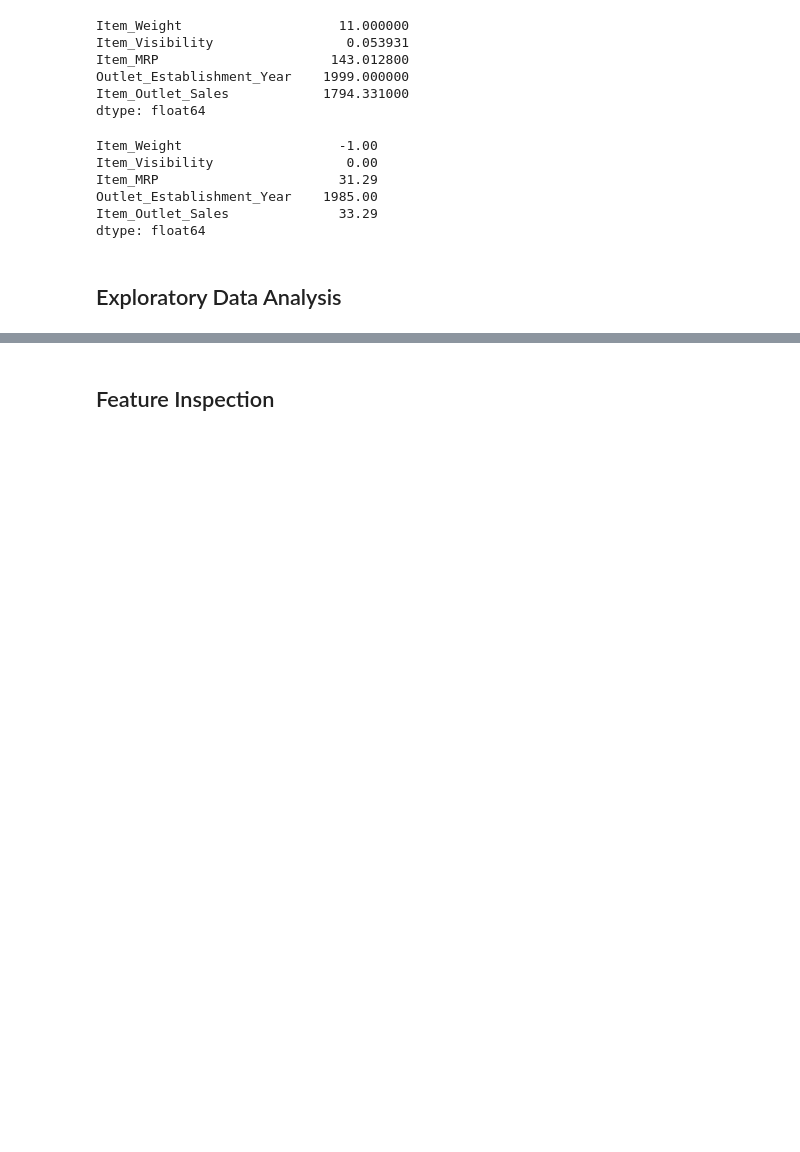
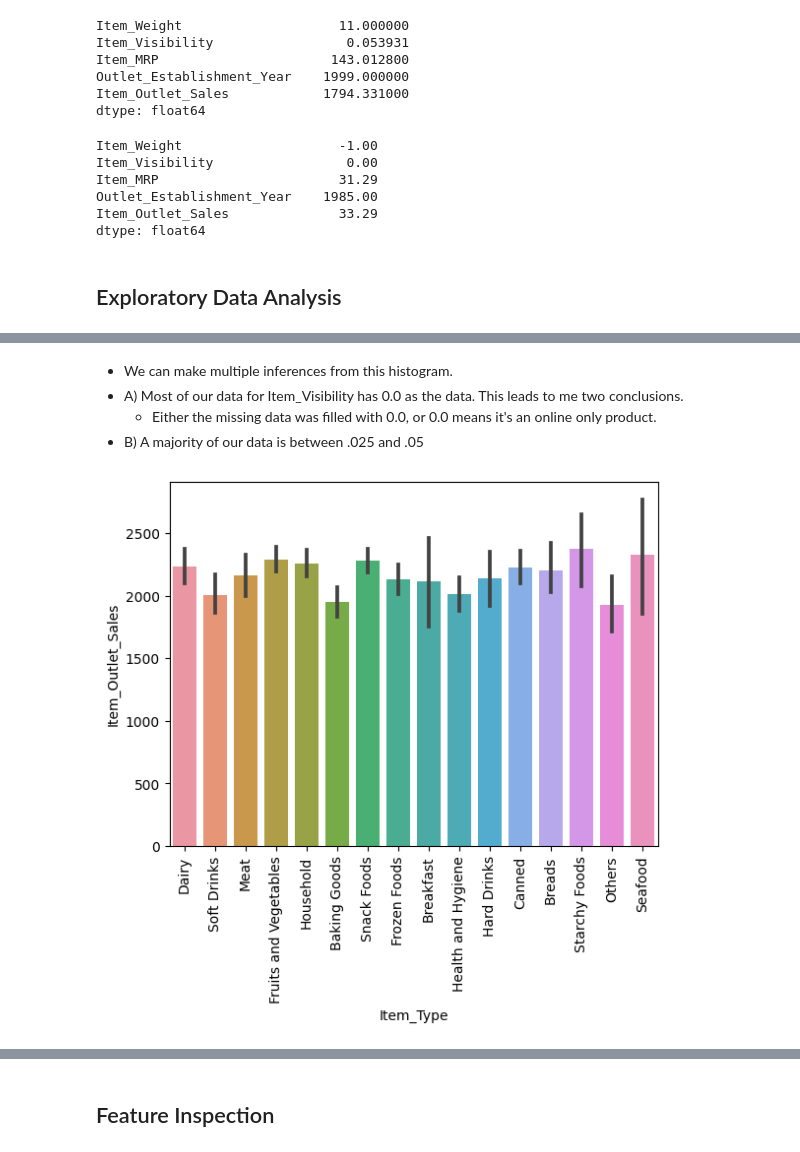
Before and after one commit to parkerholds/Prediction-of-Product-Sales, a Jupyter notebook: Prediction_of_Product_Sales.ipynb, the cells around one changed output, grey strips where cells are left out. Drawn from its saved outputs; the diff is of its cells as text; code cells hidden in the pictures; blank space fills up the shorter version.

```diff
--- a/Prediction_of_Product_Sales.ipynb
+++ b/Prediction_of_Product_Sales.ipynb
@@ -305,0 +335,10 @@ dtype: float64
+# %% [markdown]
+- We can make multiple inferences from this histogram.
+ - A) Most of our data for Item_Visibility has 0.0 as the data. This leads to me two conclusions.
+   - Either the missing data was filled with 0.0, or 0.0 means it's an online only product.
+ - B) A majority of our data is between .025 and .05
+# %%
+ax = sns.barplot(data=df, x='Item_Type', y='Item_Outlet_Sales')
+ax.tick_params(axis='x', rotation=90);
+# %% [output]
+[figure, added]
```
Also changed, not shown: parts of 39 cells of this notebook.
